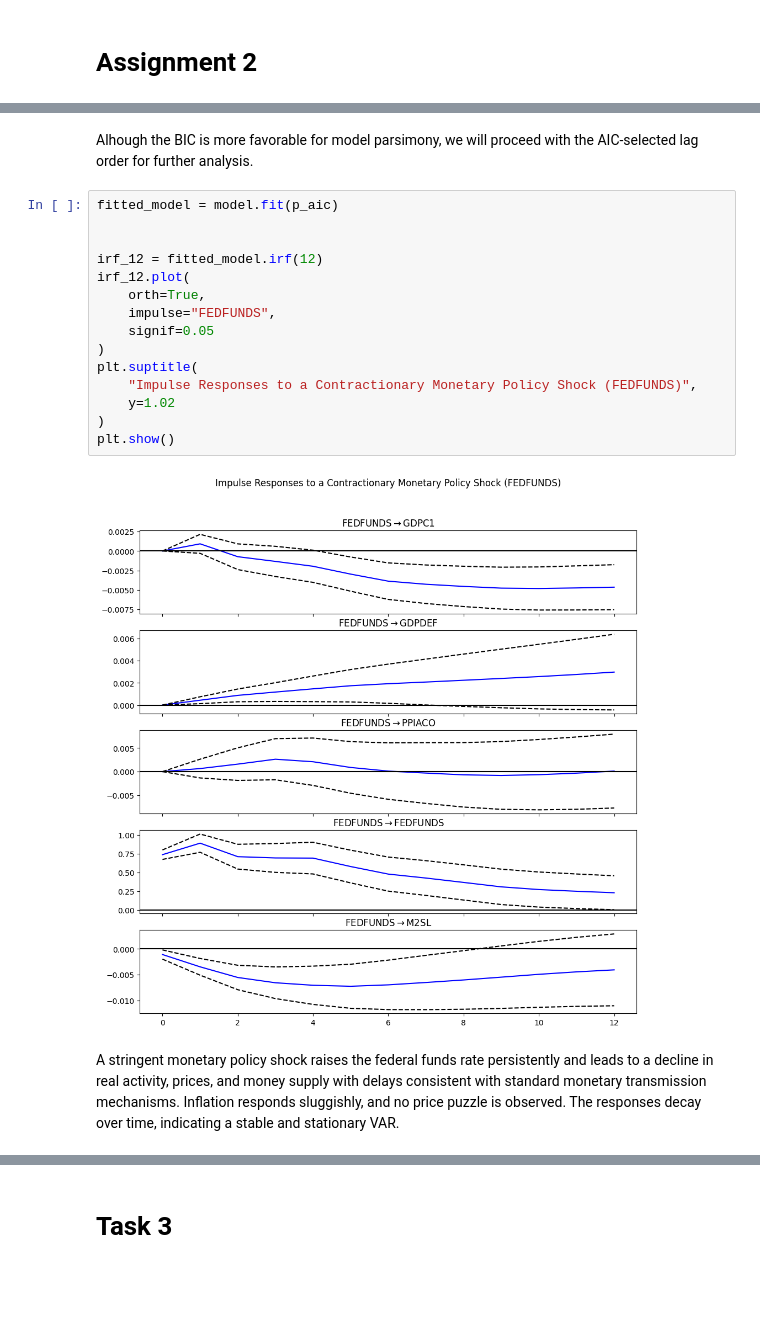
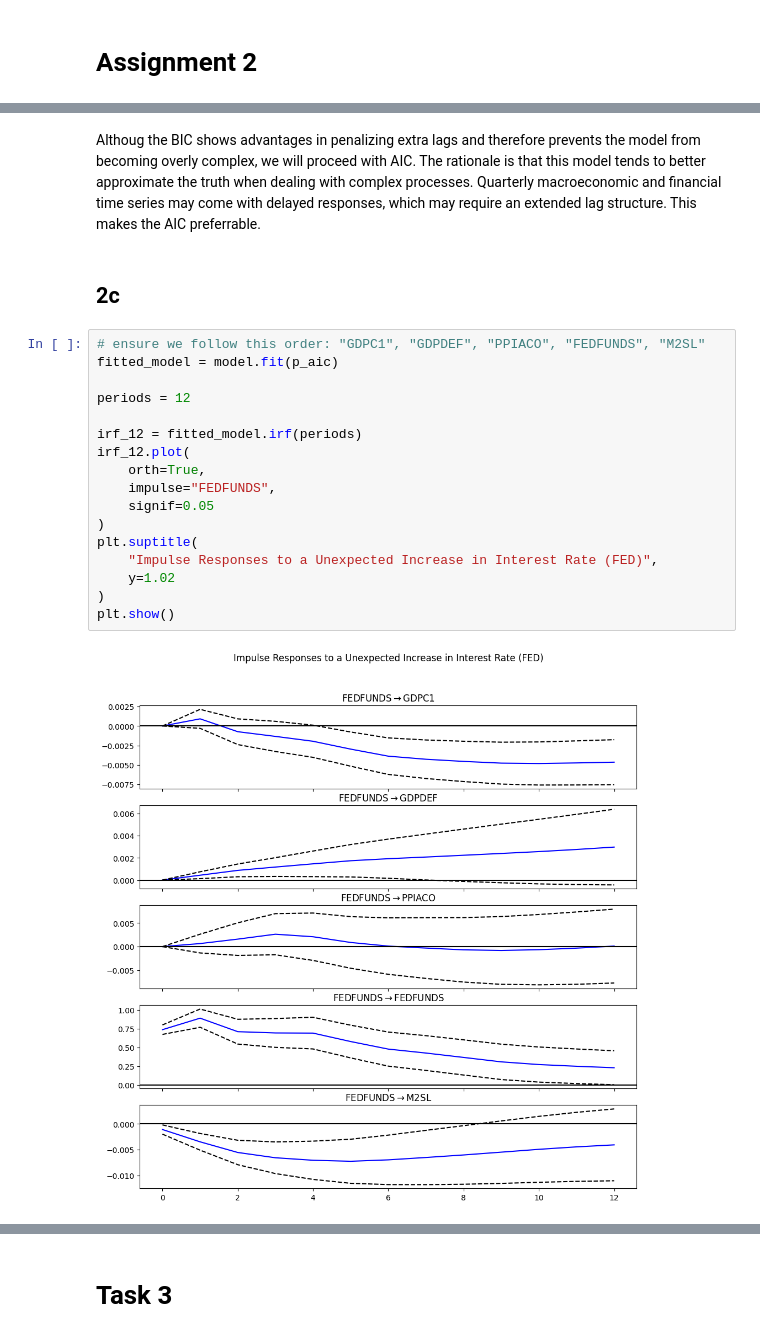
Before and after one commit to janeschentum/TSA2, a Jupyter notebook: assign2/analysis.ipynb, the cells around one changed output, grey strips where cells are left out. Cells and saved outputs as stored; diff of their text form; blank space fills up the shorter version.

```diff
--- a/assign2/analysis.ipynb
+++ b/assign2/analysis.ipynb
@@ -145,21 +157,23 @@ Optimal lag order (p) based on BIC: 2
-# %% [markdown]
-Alhough the BIC is more favorable for model parsimony, we will proceed with the AIC-selected lag order for further analysis.
+# %% [markdown]
+Althoug the BIC shows advantages in penalizing extra lags and therefore prevents the model from becoming overly complex, we will proceed with AIC. The rationale is that this model tends to better approximate the truth when dealing with complex processes. Quarterly macroeconomic and financial time series may come with delayed responses, which may require an extended lag structure. This makes the AIC preferrable.
+# %% [markdown]
+## 2c
 # %%
+# ensure we follow this order: "GDPC1", "GDPDEF", "PPIACO", "FEDFUNDS", "M2SL"
 fitted_model = model.fit(p_aic)
 
+periods = 12
 
-irf_12 = fitted_model.irf(12)
+irf_12 = fitted_model.irf(periods)
 irf_12.plot(
     orth=True,
     impulse="FEDFUNDS",
     signif=0.05
 )
 plt.suptitle(
-    "Impulse Responses to a Contractionary Monetary Policy Shock (FEDFUNDS)",
+    "Impulse Responses to a Unexpected Increase in Interest Rate (FED)",
     y=1.02
 )
 plt.show()
 # %% [output]
-[figure, old version]
+[figure, new version]
-# %% [markdown]
-A stringent monetary policy shock raises the federal funds rate persistently and leads to a decline in real activity, prices, and money supply with delays consistent with standard monetary transmission mechanisms. Inflation responds sluggishly, and no price puzzle is observed. The responses decay over time, indicating a stable and stationary VAR.
```
Also changed, not shown: parts of 18 cells of this notebook.
